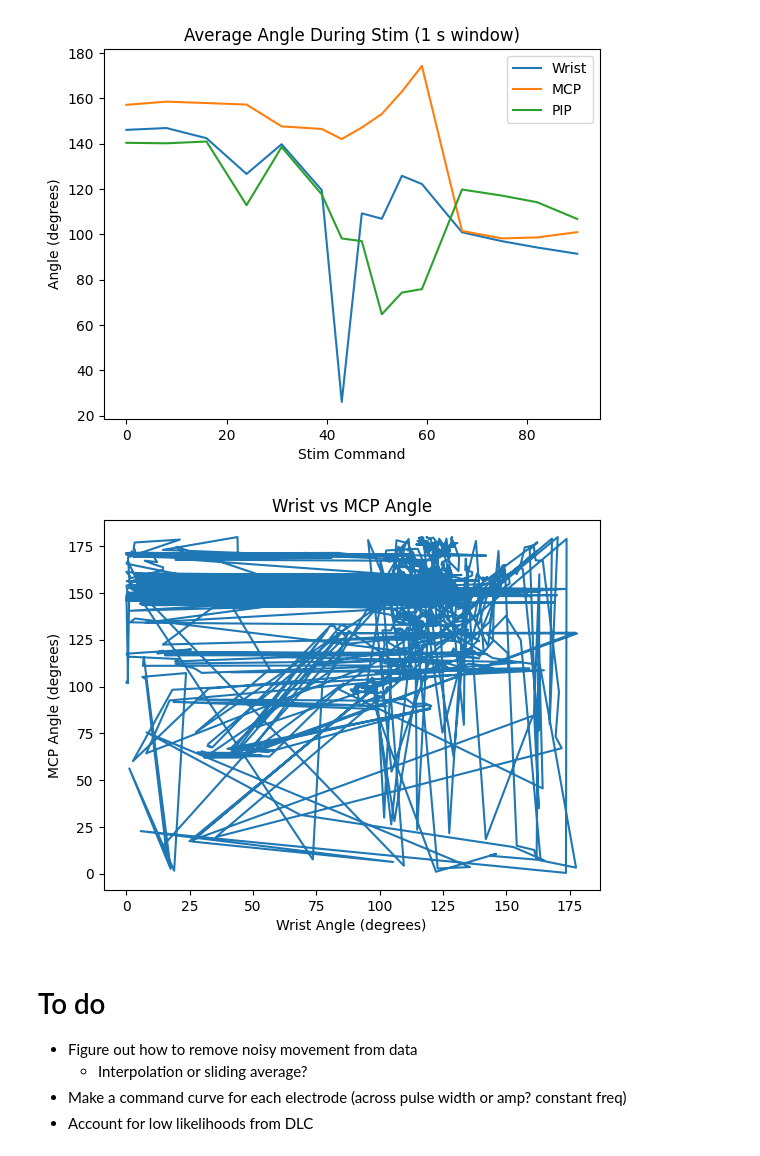
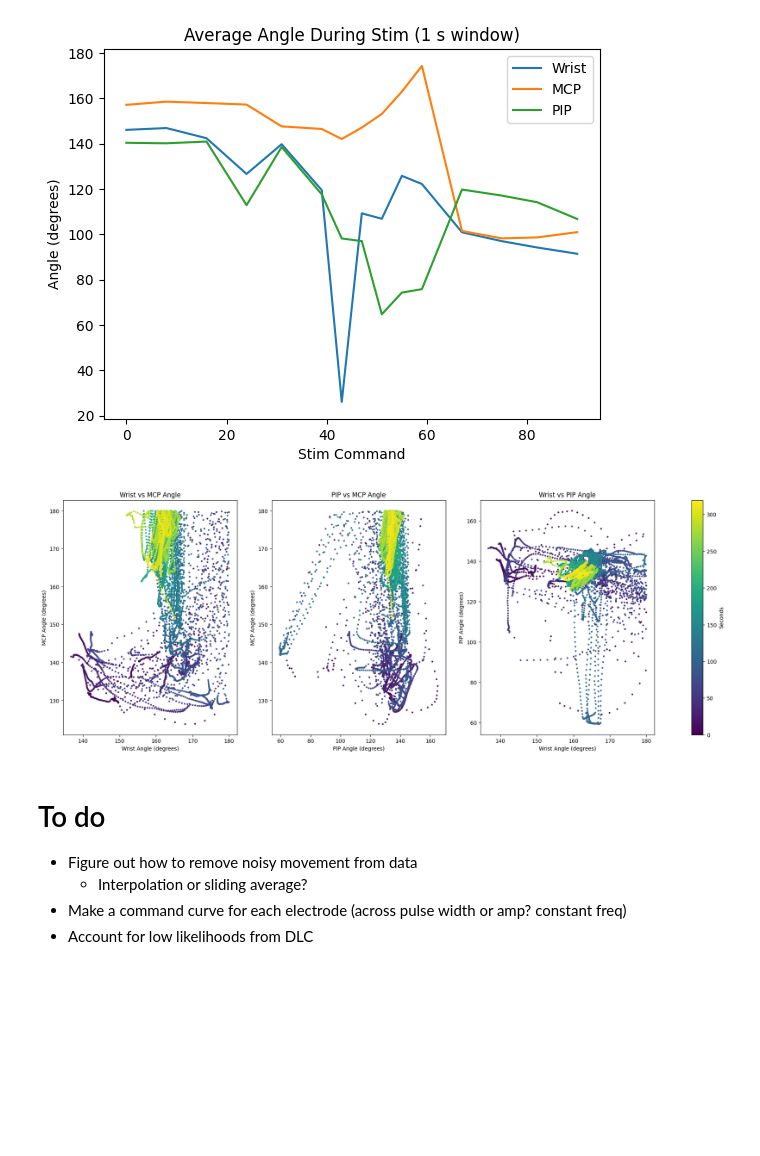
Before and after one commit to draeloslab/stim_behavior, a Jupyter notebook: notebooks/dlc_angles.ipynb, the cells around one changed output. Drawn from its saved outputs; the diff is of its cells as text; code cells hidden in the pictures; blank space fills up the shorter version.

```diff
--- a/notebooks/dlc_angles.ipynb
+++ b/notebooks/dlc_angles.ipynb
@@ -224,14 +252,30 @@ plt.title("Average Angle During Stim (1 s window)")
 plt.show()
 # %% [output]
 [figure]
-# %%
-plt.plot(wristAngle,mcpAngle)
-plt.title("Wrist vs MCP Angle")
-plt.xlabel("Wrist Angle (degrees)")
-plt.ylabel("MCP Angle (degrees)")
-plt.show()
-# %% [output]
-[figure, removed]
+# %%
+fig, axs = plt.subplots(1,3, figsize=(25,8))
+
+scatter1 = axs[0].scatter(wristAngle,mcpAngle, c =np.arange(len(wristAngle)) / 30, cmap = 'viridis',s=5 )
+axs[0].set_title("Wrist vs MCP Angle")
+axs[0].set_xlabel("Wrist Angle (degrees)")
+axs[0].set_ylabel("MCP Angle (degrees)")
+
+axs[1].scatter(pipAngle,mcpAngle, c =np.arange(len(wristAngle)) / 30, cmap = 'viridis',s=5 )
+axs[1].set_title("PIP vs MCP Angle")
+axs[1].set_xlabel("PIP Angle (degrees)")
+axs[1].set_ylabel("MCP Angle (degrees)")
+
+axs[2].scatter(wristAngle,pipAngle, c =np.arange(len(wristAngle)) / 30, cmap = 'viridis',s=5 )
+axs[2].set_title("Wrist vs PIP Angle")
+axs[2].set_xlabel("Wrist Angle (degrees)")
+axs[2].set_ylabel("PIP Angle (degrees)")
+
+cbar = fig.colorbar(scatter1, ax=axs)
+cbar.set_label('Seconds')
+
+plt.show()
+# %% [output]
+[figure, added]
 # %% [markdown]
 # To do
 - Figure out how to remove noisy movement from data
```
Also changed, not shown: parts of 2 cells of this notebook.
